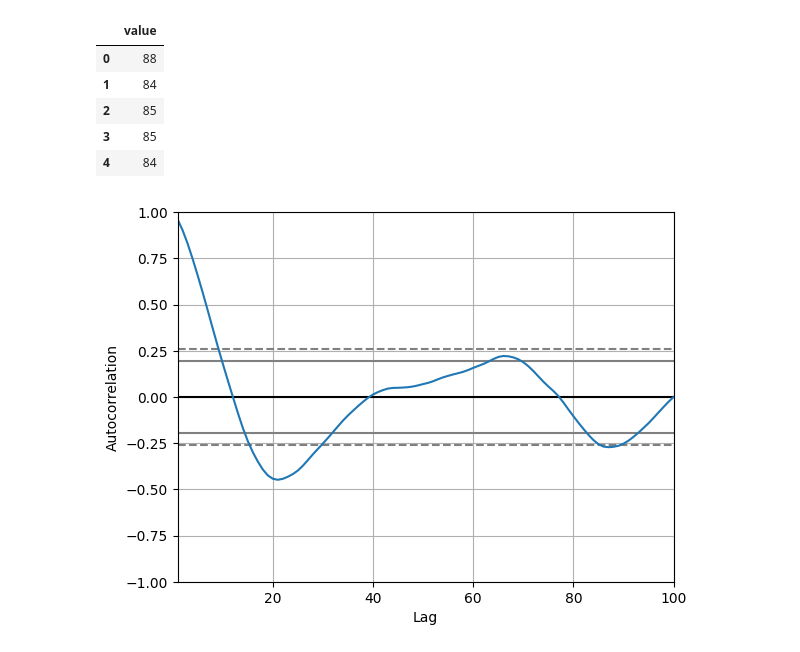
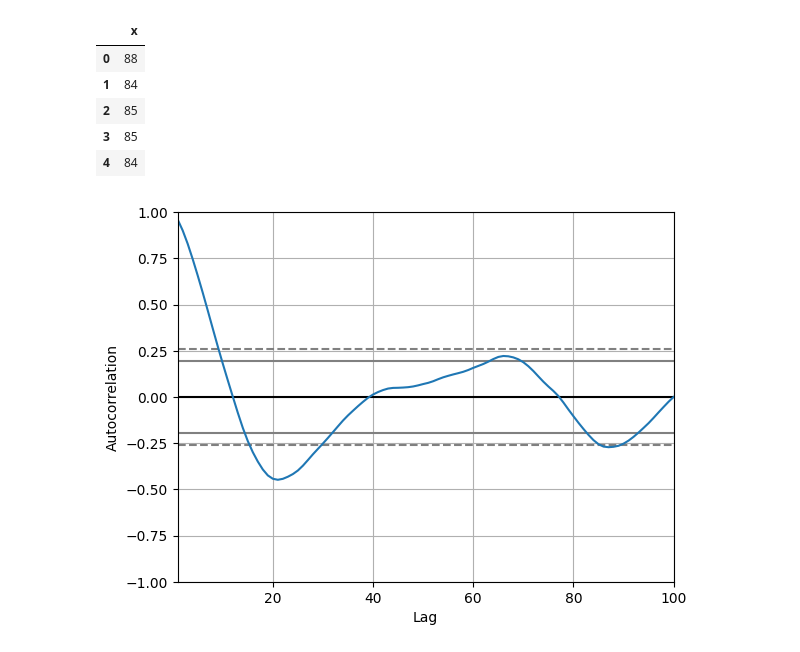
Before and after one commit to Ankar-Kumar/simulation, a Jupyter notebook: forecasting/Code_forecast.ipynb, the cells around one changed output. Drawn from its saved outputs; the diff is of its cells as text; code cells hidden in the pictures.

```diff
--- a/forecasting/Code_forecast.ipynb
+++ b/forecasting/Code_forecast.ipynb
@@ -15,10 +15,10 @@ from statsmodels.tsa.stattools import acf, pacf
 from statsmodels.graphics.tsaplots import plot_acf, plot_pacf
 # %%
 
-df = read_csv("usage.csv",names=['value'], header=0)
+df = read_csv("usage.csv")
 df.head()
 # %% [output]
-|  | value |
+|  | x |
 | 0 | 88 |
 | 1 | 84 |
 | 2 | 85 |
```
Also changed, not shown: parts of 16 cells of this notebook, 5 other files.
